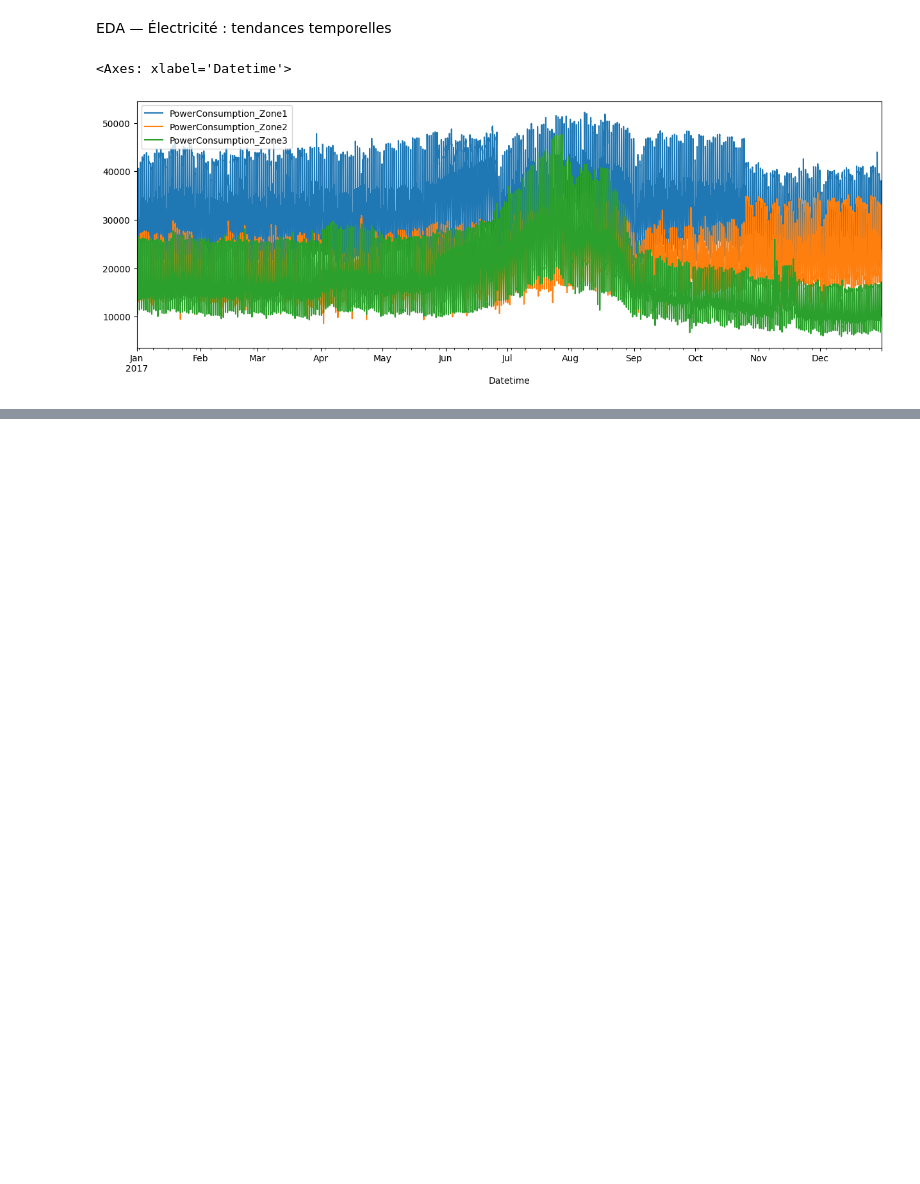
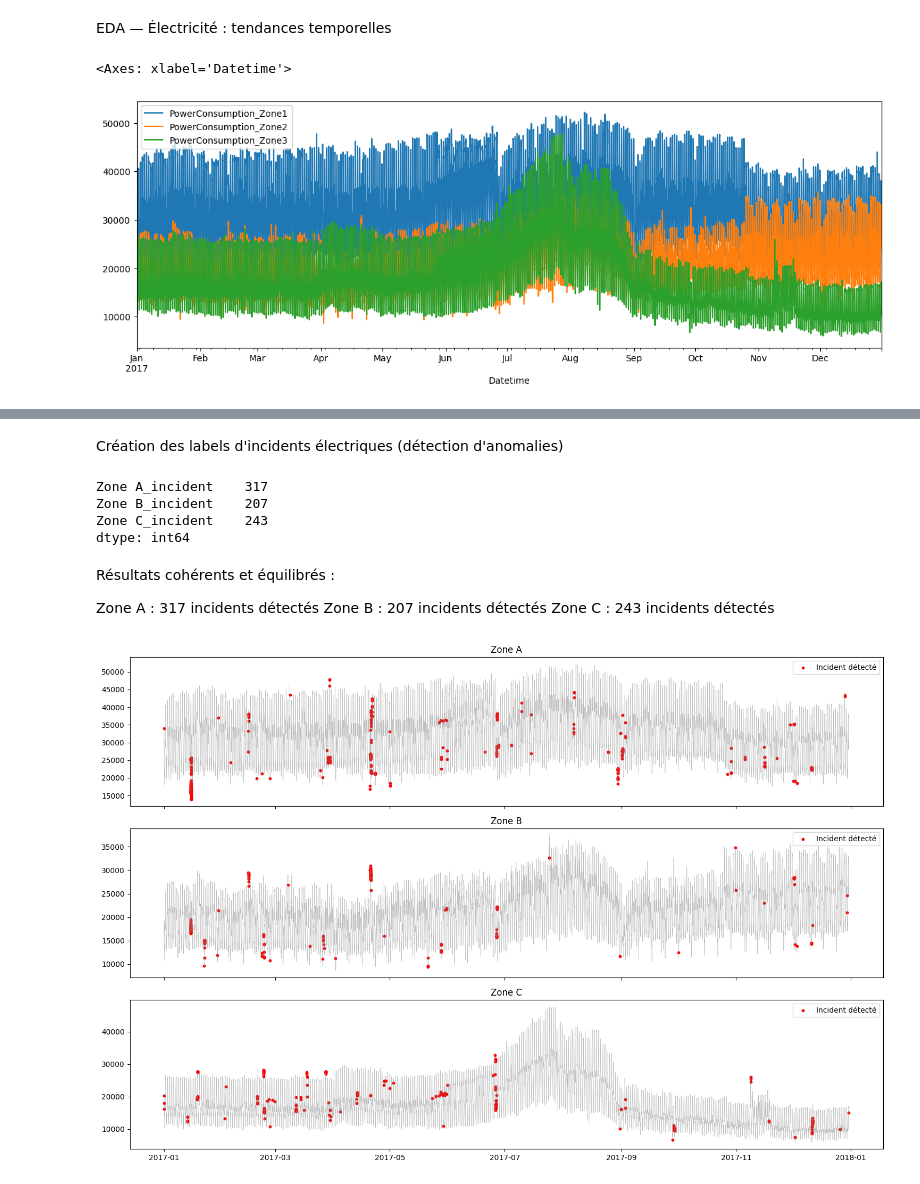
Before and after one commit to alaeazzaoui/redal-smart-platform, a Jupyter notebook: notebooks/Plateforme_Intelligente_Redal.ipynb, the cells around one changed output, grey strips where cells are left out. Drawn from its saved outputs; the diff is of its cells as text; code cells hidden in the pictures; blank space fills up the shorter version.

```diff
--- a/notebooks/Plateforme_Intelligente_Redal.ipynb
+++ b/notebooks/Plateforme_Intelligente_Redal.ipynb
@@ -68,0 +170,7 @@ elec.set_index('Datetime')[['PowerConsumption_Zone1','PowerConsumption_Zone2','P
+# %%
+elec_renamed = elec.rename(columns={
+    'PowerConsumption_Zone1': 'Zone A',
+    'PowerConsumption_Zone2': 'Zone B',
+    'PowerConsumption_Zone3': 'Zone C'
+})
+print(elec_renamed.head())
@@ -68,0 +193,14 @@ elec.set_index('Datetime')[['PowerConsumption_Zone1','PowerConsumption_Zone2','P
+# %%
+# Electricité
+elec_renamed['month'] = elec_renamed['Datetime'].dt.month
+elec_renamed['dayofweek'] = elec_renamed['Datetime'].dt.dayofweek
+elec_renamed['hour'] = elec_renamed['Datetime'].dt.hour
+
+# Eau
+zone_leaks_reset = zone_leaks.reset_index()
+zone_leaks_reset['month'] = zone_leaks_reset['Timestamp'].dt.month
+zone_leaks_reset['dayofweek'] = zone_leaks_reset['Timestamp'].dt.dayofweek
+zone_leaks_reset['hour'] = zone_leaks_reset['Timestamp'].dt.hour
+
+print(elec_renamed[['Datetime','month','dayofweek','hour']].head())
+print(zone_leaks_reset[['Timestamp','month','dayofweek','hour']].head())
@@ -68,0 +220,37 @@ elec.set_index('Datetime')[['PowerConsumption_Zone1','PowerConsumption_Zone2','P
+# %% [markdown]
+Création des labels d'incidents électriques (détection d'anomalies)
+# %%
+import numpy as np
+
+for zone in ['Zone A', 'Zone B', 'Zone C']:
+    mean_ = elec_renamed.groupby(['month', 'hour'])[zone].transform('mean')
+    std_ = elec_renamed.groupby(['month', 'hour'])[zone].transform('std')
+    z_score = (elec_renamed[zone] - mean_) / std_
+    elec_renamed[f'{zone}_incident'] = (z_score.abs() > 3).astype(int)
+
+print(elec_renamed[['Zone A_incident','Zone B_incident','Zone C_incident']].sum())
+# %% [output]
+Zone A_incident    317
+Zone B_incident    207
+Zone C_incident    243
+dtype: int64
+# %% [markdown]
+Résultats cohérents et équilibrés :
+
+Zone A : 317 incidents détectés
+Zone B : 207 incidents détectés
+Zone C : 243 incidents détectés
+# %%
+fig, axes = plt.subplots(3, 1, figsize=(15, 10), sharex=True)
+
+for ax, zone in zip(axes, ['Zone A', 'Zone B', 'Zone C']):
+    ax.plot(elec_renamed['Datetime'], elec_renamed[zone], color='gray', alpha=0.5, linewidth=0.5)
+    incidents = elec_renamed[elec_renamed[f'{zone}_incident'] == 1]
+    ax.scatter(incidents['Datetime'], incidents[zone], color='red', s=10, label='Incident détecté')
+    ax.set_title(zone)
+    ax.legend()
+
+plt.tight_layout()
+plt.show()
+# %% [output]
+[figure, added]
```
Also changed, not shown: parts of 59 cells of this notebook.
